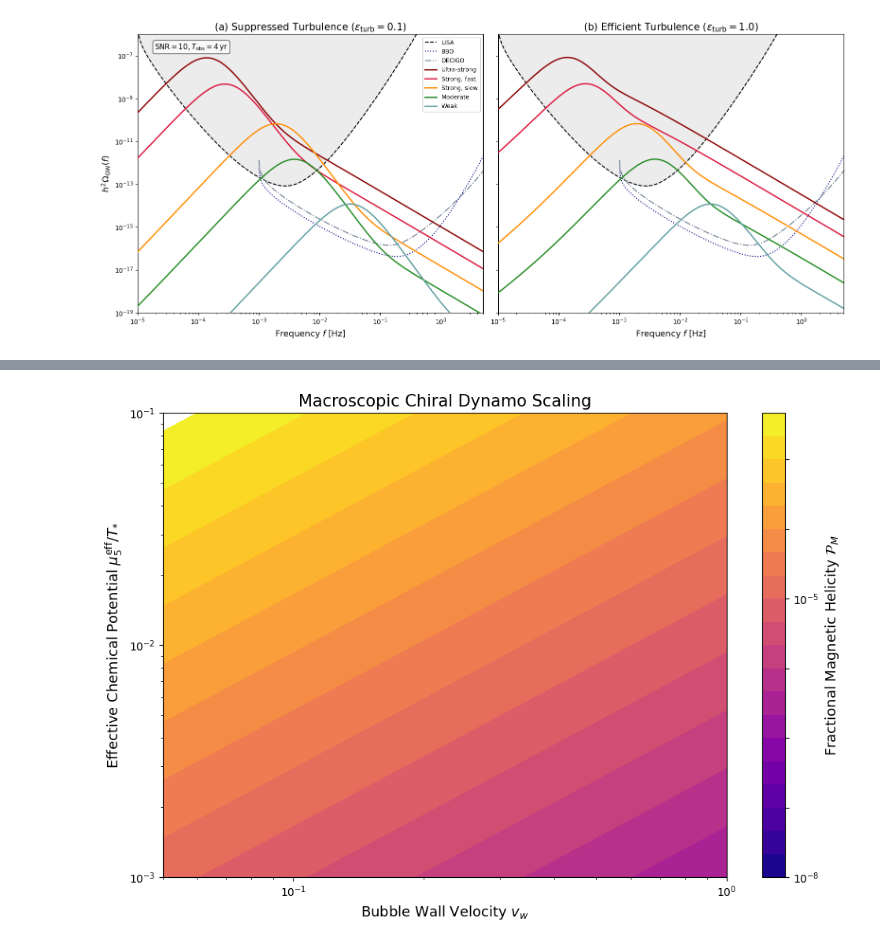
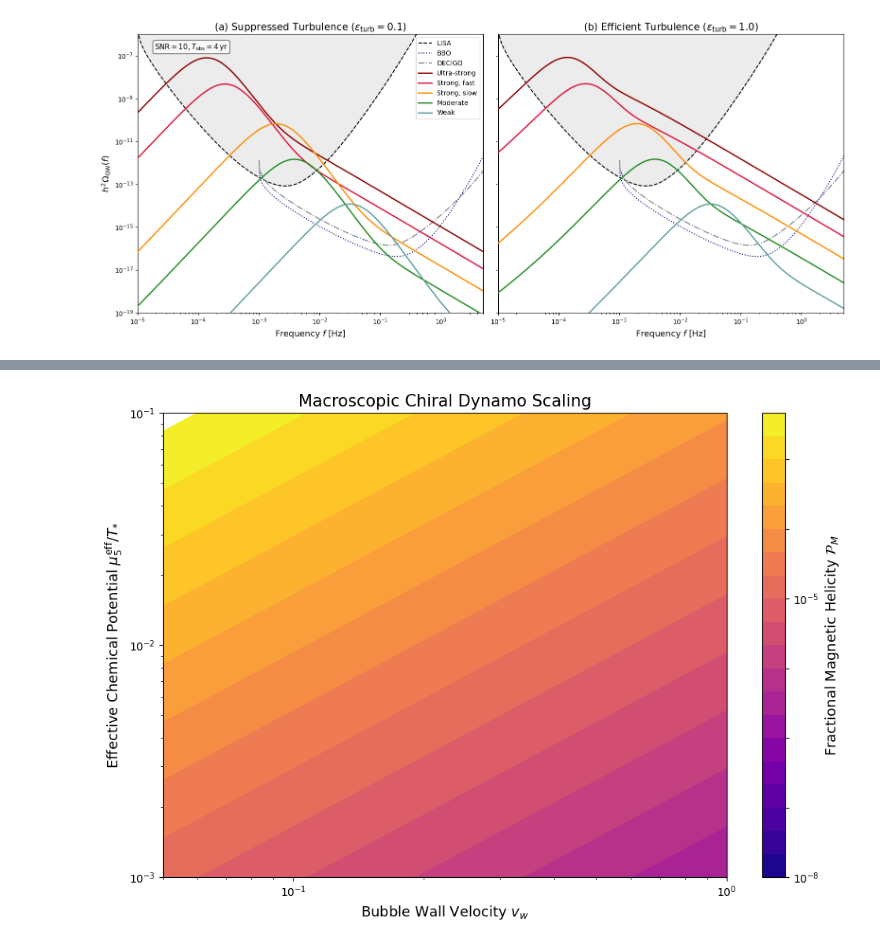
Before and after one commit to ckkyue/Chiral-GW, a Jupyter notebook: notebooks/chirality.ipynb, the cells around one changed output, grey strips where cells are left out. Saved outputs shown, nothing was run; the diff lists cells and outputs as text; code cells hidden in the pictures.

```diff
--- a/notebooks/chirality.ipynb
+++ b/notebooks/chirality.ipynb
@@ -486,33 +485,33 @@ for ax, eps_turb, title in zip(axes, eps_turb_values, panel_titles):
         ax.loglog(f_axis, h2omega_gw, label=bp["label"], color=bp["color"], linestyle="-", lw=2, zorder=4)
 
     # Labels and title
     ax.set_title(title, fontsize=15)
     ax.set_xlabel(r"Frequency $f$ [Hz]", fontsize=13)
 
     # Set limits
     ax.set_xlim(1e-5, 5e0)
     ax.set_ylim(1e-19, 1e-6)
 
     if ax == axes[0]:
 
         # Add a text box indicating the SNR and observation time
         props = dict(boxstyle="round", facecolor="white", alpha=0.7)
         ax.text(0.05, 0.97, r"$\mathrm{SNR}=10, T_{\rm obs}=4\,\mathrm{yr}$",
                 transform=ax.transAxes, fontsize=11, verticalalignment="top", bbox=props)
 
         # Add the ylabel and legend to the leftmost plot
         ax.set_ylabel(r"$h^2 \Omega_{\rm GW}(f)$", fontsize=13)
-        ax.legend(fontsize=9, loc="upper right")
+        ax.legend(fontsize=10, loc="upper right")
 
 # Adjust the layout
 fig.tight_layout()
 
-# Save the figure if it doesn't already exist
+# Save the figure if it does not already exist
 outpath = PROJECT_ROOT / "figures" / "gw_total.pdf"
 outpath.parent.mkdir(parents=True, exist_ok=True)
 if not outpath.exists():
     fig.savefig(outpath, dpi=300)
 
 plt.show()
 # %% [output]
-[figure, old version]
+[figure, new version]
```
Also changed, not shown: parts of 5 cells of this notebook.
